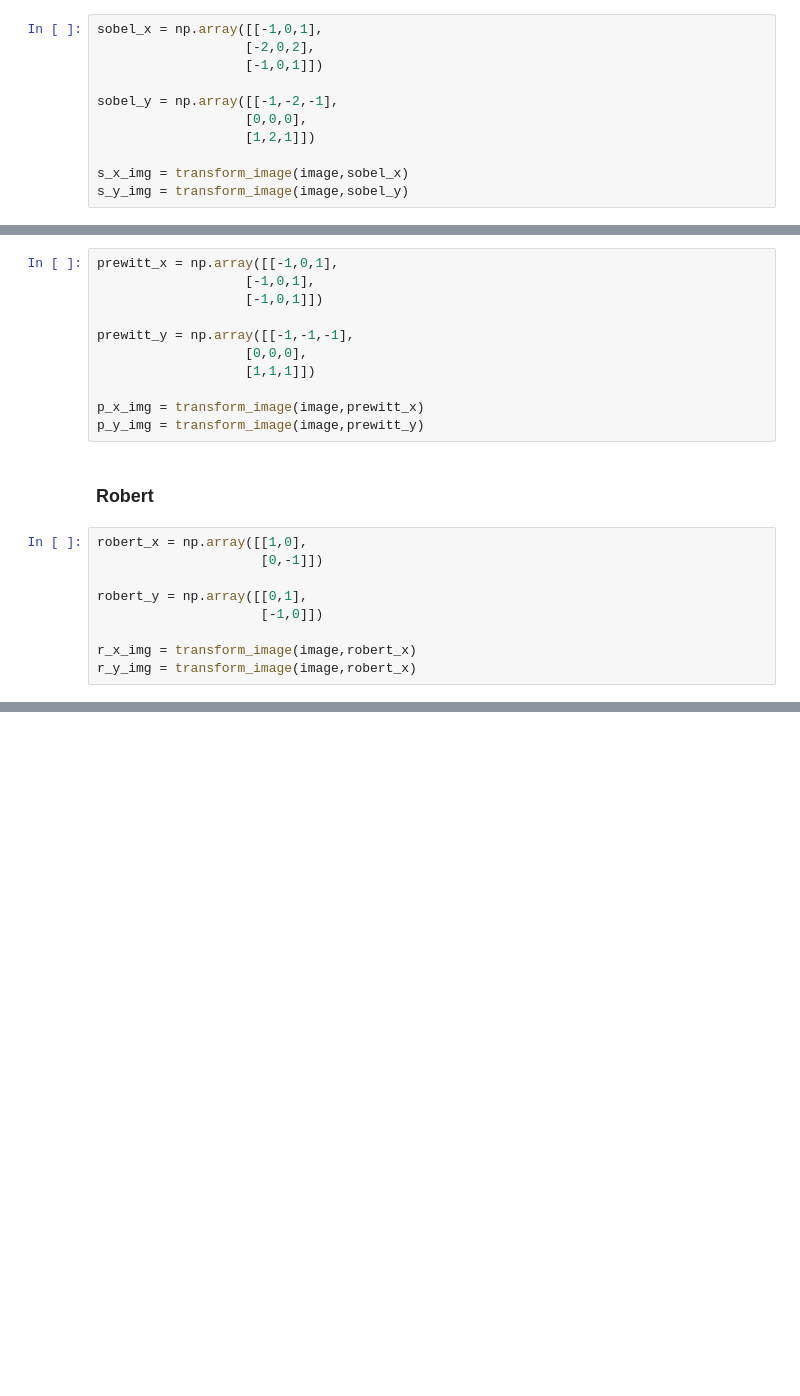
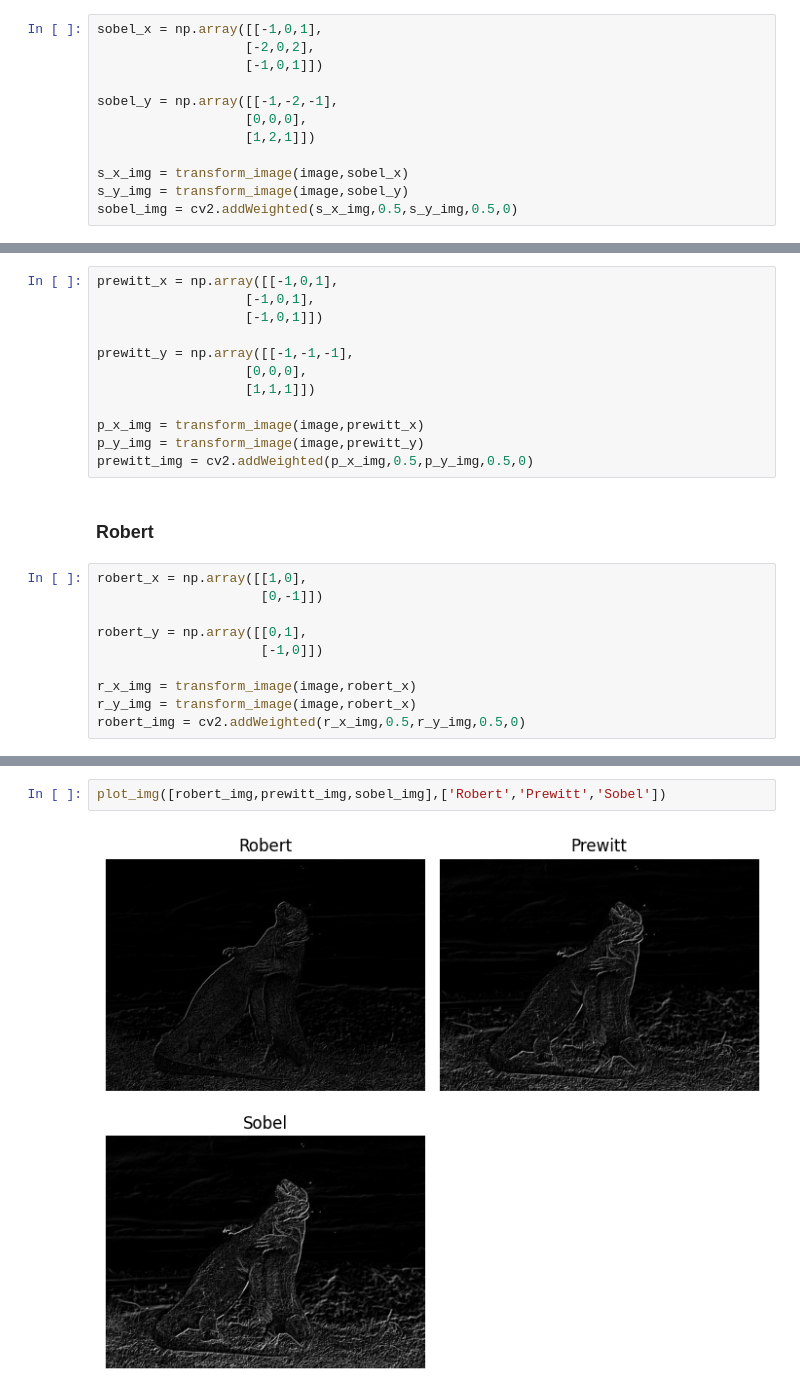
Before and after one commit to ashishyadav2/SSPublic, a Jupyter notebook: MV/MV_EXP_4.ipynb, the cells around one changed output, grey strips where cells are left out. Drawn from its saved outputs; the diff is of its cells as text; blank space fills up the shorter version.

```diff
--- a/MV/MV_EXP_4.ipynb
+++ b/MV/MV_EXP_4.ipynb
@@ -87,6 +87,7 @@ sobel_y = np.array([[-1,-2,-1],
 
 s_x_img = transform_image(image,sobel_x)
 s_y_img = transform_image(image,sobel_y)
+sobel_img = cv2.addWeighted(s_x_img,0.5,s_y_img,0.5,0)
 # %% [markdown]
 ### Prewitt
 # %%
@@ -100,6 +101,7 @@ prewitt_y = np.array([[-1,-1,-1],
 
 p_x_img = transform_image(image,prewitt_x)
 p_y_img = transform_image(image,prewitt_y)
+prewitt_img = cv2.addWeighted(p_x_img,0.5,p_y_img,0.5,0)
 # %% [markdown]
 ### Robert
 # %%
@@ -111,3 +113,4 @@ robert_y = np.array([[0,1],
 
 r_x_img = transform_image(image,robert_x)
 r_y_img = transform_image(image,robert_x)
+robert_img = cv2.addWeighted(r_x_img,0.5,r_y_img,0.5,0)
@@ -117,0 +117,4 @@ plot_img([s_x_img,s_y_img,p_x_img,p_y_img,r_x_img,r_y_img],['Sobel X','Sobel Y',
+# %%
+plot_img([robert_img,prewitt_img,sobel_img],['Robert','Prewitt','Sobel'])
+# %% [output]
+[figure, added]
```
Also changed, not shown: parts of 1 cell of this notebook, 2 other files.
